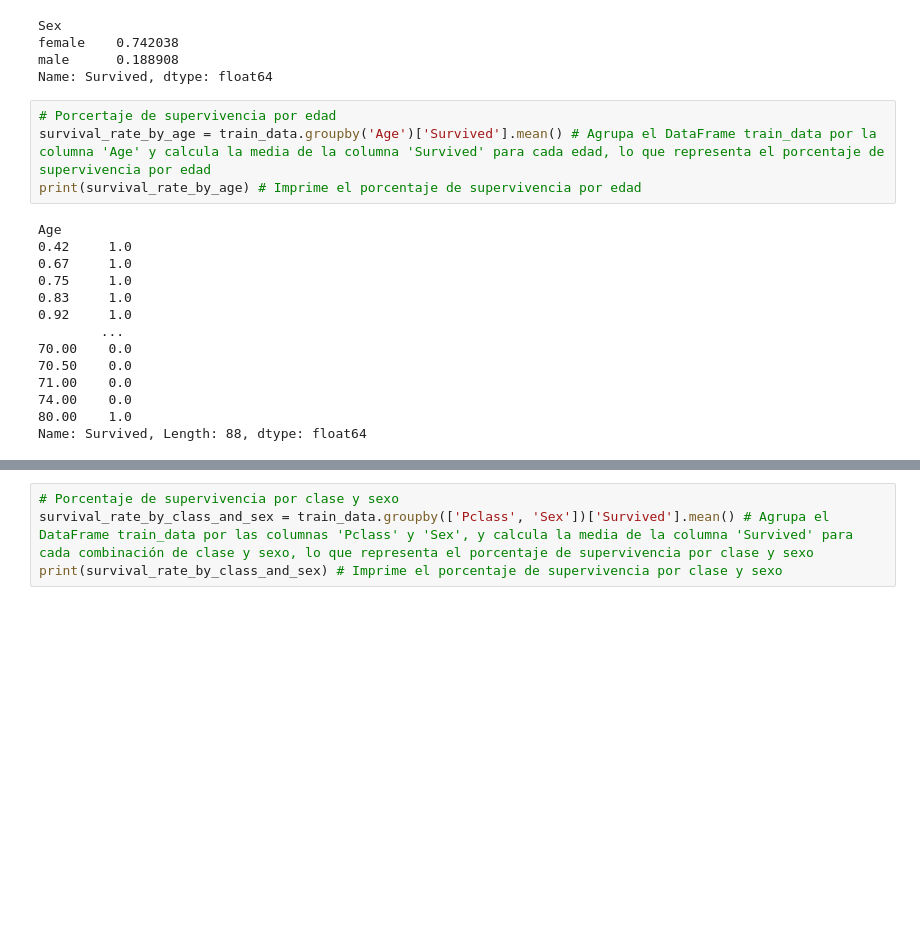
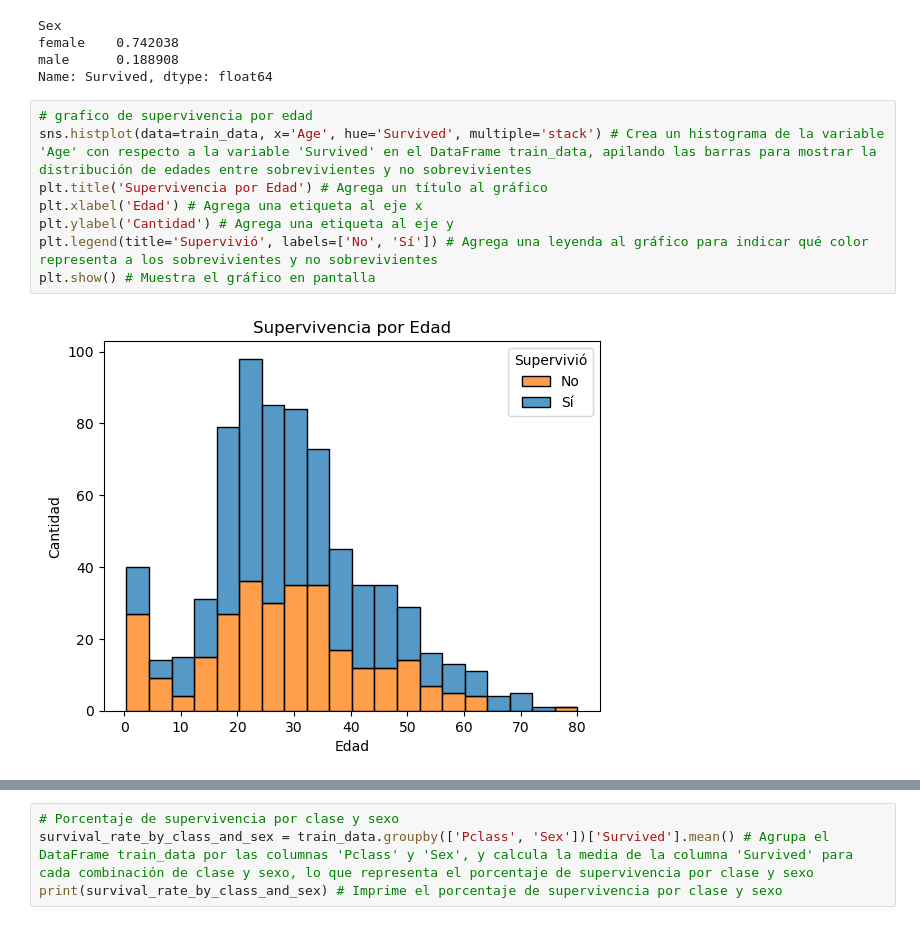
Before and after one commit to HichiroXD/EjerciciosPython, a Jupyter notebook: Tareas sumativas/Tarea 1/Tarea_sum_1.ipynb, the cells around one changed output, grey strips where cells are left out. Saved outputs shown, nothing was run; the diff lists cells and outputs as text; blank space fills up the shorter version.

Commit message:
Actualizacion graficos y analisis exploratorio Titanic

```diff
--- a/Tareas sumativas/Tarea 1/Tarea_sum_1.ipynb
+++ b/Tareas sumativas/Tarea 1/Tarea_sum_1.ipynb
@@ -166,20 +202,12 @@ female    0.742038
 male      0.188908
 Name: Survived, dtype: float64
 # %%
-# Porcertaje de supervivencia por edad
-survival_rate_by_age = train_data.groupby('Age')['Survived'].mean() # Agrupa el DataFrame train_data por la columna 'Age' y calcula la media de la columna 'Survived' para cada edad, lo que representa el porcentaje de supervivencia por edad
-print(survival_rate_by_age) # Imprime el porcentaje de supervivencia por edad
+# grafico de supervivencia por edad
+sns.histplot(data=train_data, x='Age', hue='Survived', multiple='stack') # Crea un histograma de la variable 'Age' con respecto a la variable 'Survived' en el DataFrame train_data, apilando las barras para mostrar la distribución de edades entre sobrevivientes y no sobrevivientes
+plt.title('Supervivencia por Edad') # Agrega un título al gráfico
+plt.xlabel('Edad') # Agrega una etiqueta al eje x
+plt.ylabel('Cantidad') # Agrega una etiqueta al eje y
+plt.legend(title='Supervivió', labels=['No', 'Sí']) # Agrega una leyenda al gráfico para indicar qué color representa a los sobrevivientes y no sobrevivientes
+plt.show() # Muestra el gráfico en pantalla
 # %% [output]
-Age
-0.42     1.0
-0.67     1.0
-0.75     1.0
-0.83     1.0
-0.92     1.0
-        ...
-70.00    0.0
-70.50    0.0
-71.00    0.0
-74.00    0.0
-80.00    1.0
-Name: Survived, Length: 88, dtype: float64
+[figure, added]
```
Also changed, not shown: parts of 8 cells of this notebook, 1 other file.
